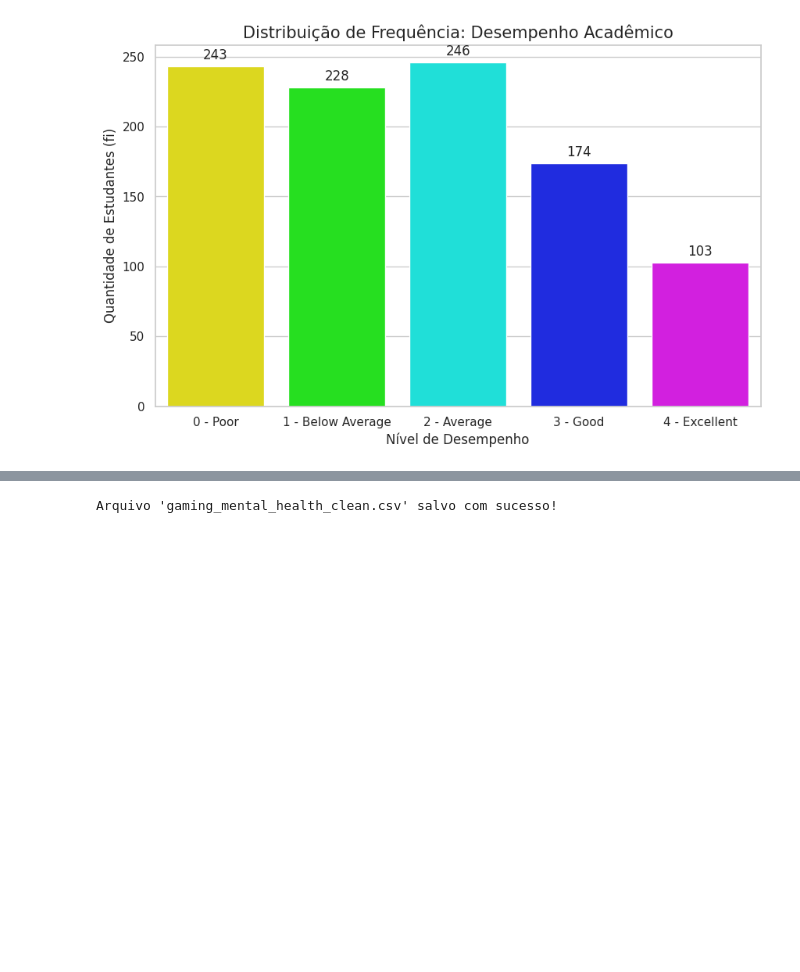
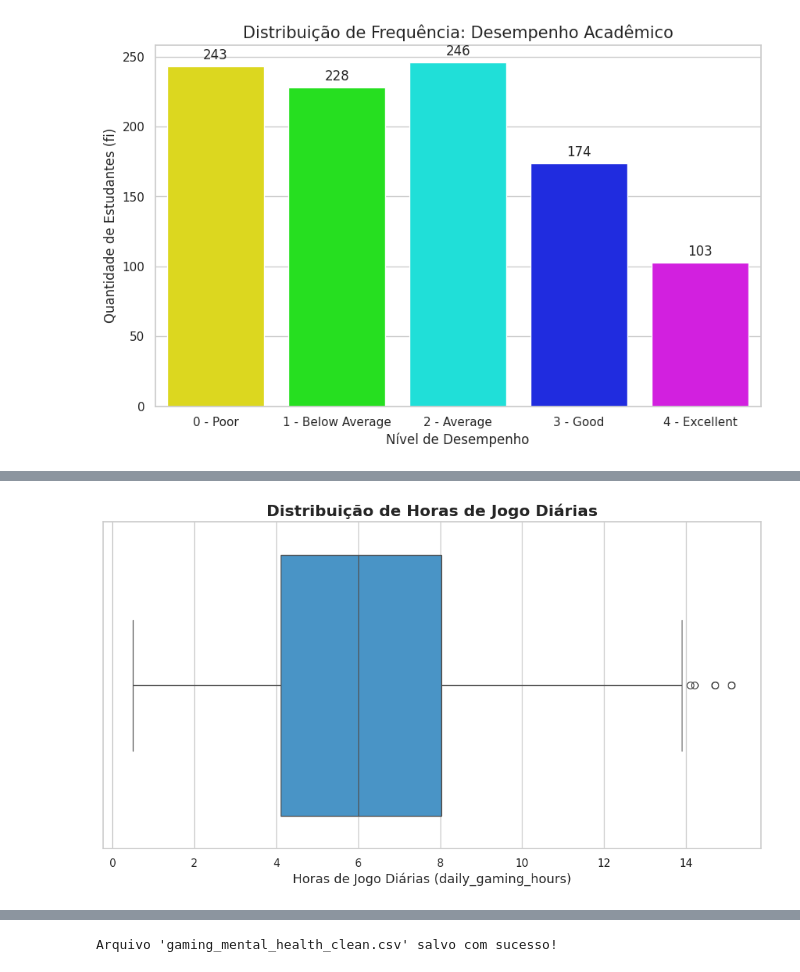
Before and after one commit to LauraRii/projeto-final-cdd-2026-, a Jupyter notebook: projetofinalcdd.ipynb, the cells around one changed output, grey strips where cells are left out. Drawn from its saved outputs; the diff is of its cells as text; code cells hidden in the pictures; blank space fills up the shorter version.

```diff
--- a/projetofinalcdd.ipynb
+++ b/projetofinalcdd.ipynb
@@ -551,0 +694,20 @@ plt.show()
+# %%
+import pandas as pd
+
+# carregando o df original
+df = pd.read_csv('Gaming and Mental Health.csv')
+
+# calculando os quartis de 25%, 50% (mediana) e 75%
+q1_gh = df['daily_gaming_hours'].quantile(0.25)
+q2_gh = df['daily_gaming_hours'].median()
+q3_gh = df['daily_gaming_hours'].quantile(0.75)
+
+# calculando o intervalo interquartílico (iqr)
+iqr_gh = q3_gh - q1_gh
+
+tabela_posicao_relativa = pd.DataFrame({
+    'Medida de Posição': ['1º Quartil (Q1)', '2º Quartil (Mediana)', '3º Quartil (Q3)', 'IQR'],
+    'Valor (daily_gaming_hours)': [q1_gh, q2_gh, q3_gh, iqr_gh]
+}).round(2)
+
+display(tabela_posicao_relativa.style.hide(axis='index'))
@@ -551,0 +722,20 @@ plt.show()
+# %%
+# boxplot das medidas de posição relativas calculadas
+
+import matplotlib.pyplot as plt
+import seaborn as sns
+
+sns.set_theme(style="whitegrid")
+
+plt.figure(figsize=(12, 6))
+
+# x define a variável que vamos plotar
+# color define a cor da caixa
+sns.boxplot(x=df['daily_gaming_hours'], color='#3498db', fliersize=7)
+
+plt.title('Distribuição de Horas de Jogo Diárias', fontsize=16, fontweight='bold')
+plt.xlabel('Horas de Jogo Diárias (daily_gaming_hours)', fontsize=13)
+
+plt.show()
+# %% [output]
+[figure, added]
```
Also changed, not shown: parts of 22 cells of this notebook.
